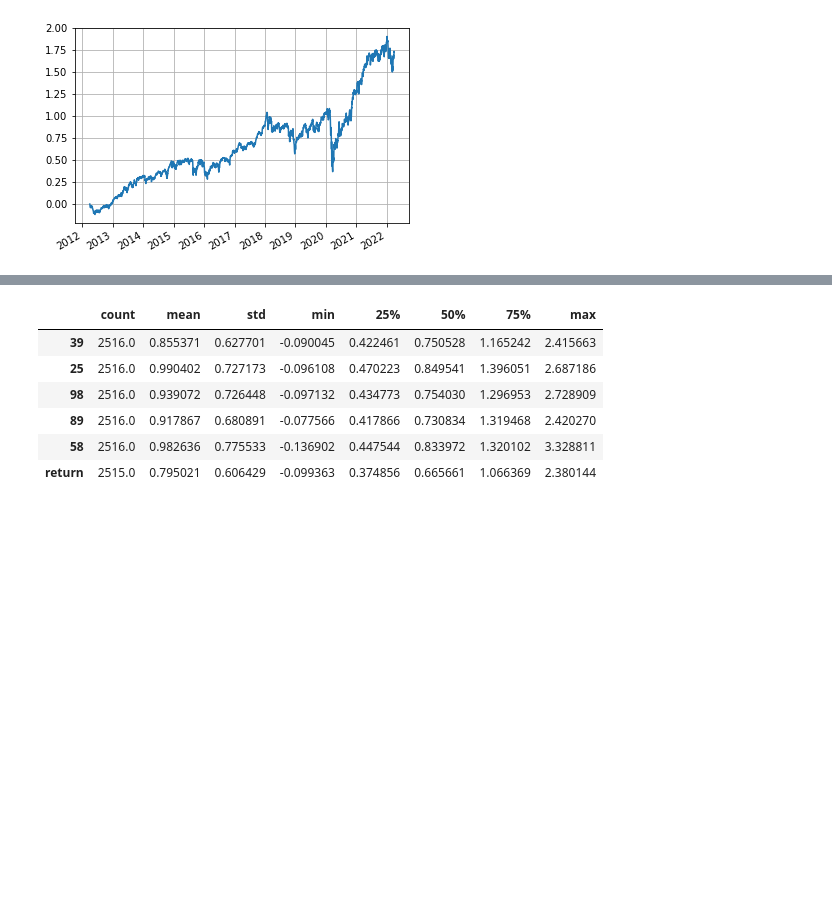
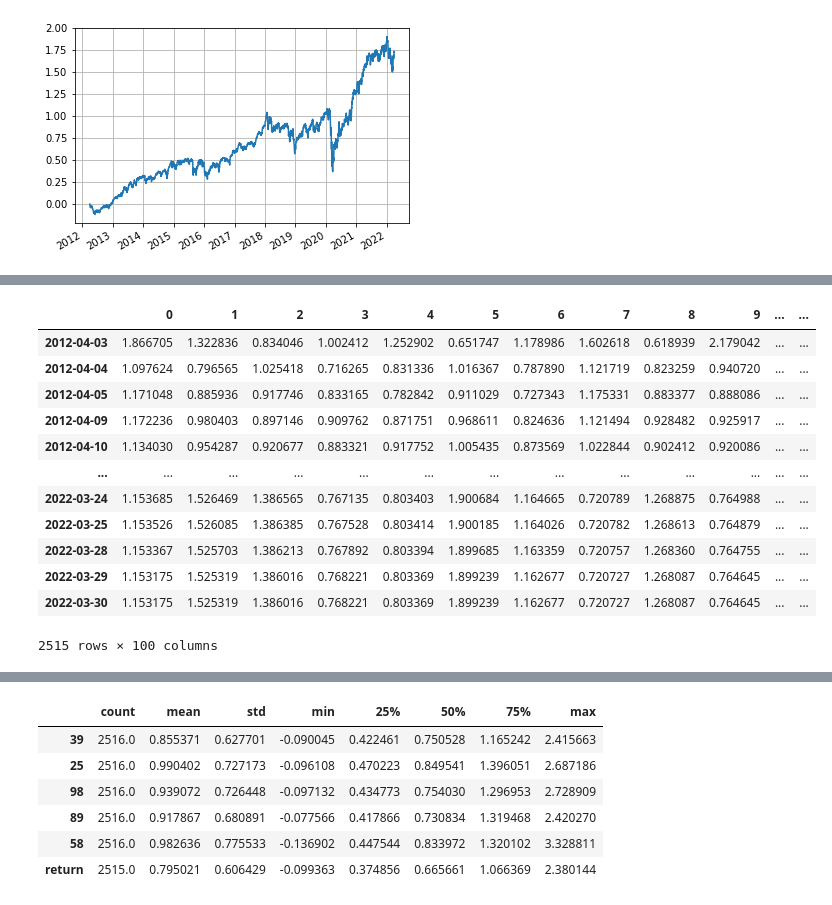
Before and after one commit to tanner-k/Investment-Portfolio-Prediction, a Jupyter notebook: notebooks/data_wrangling.ipynb, the cells around one changed output, grey strips where cells are left out. Drawn from its saved outputs; the diff is of its cells as text; code cells hidden in the pictures; blank space fills up the shorter version.

```diff
--- a/notebooks/data_wrangling.ipynb
+++ b/notebooks/data_wrangling.ipynb
@@ -253 +260,25 @@ b_df.describe()
+# %%
+portfolio_beta = pd.DataFrame()
+
+for i in range(len(portfolio_dict.values())):
+    portfolio = list(portfolio_dict.values())[i]
+    test_p = pd.Series(beta_df[portfolio].fillna(0).mean(axis=1), name=i)
+    portfolio_beta = pd.concat([portfolio_beta, test_p], axis=1)
+
+portfolio_beta.index = p_df.index[1:]
+portfolio_beta
+# %% [output]
+|  | 0 | 1 | 2 | 3 | 4 | 5 | 6 | 7 | 8 | 9 | ... | ... |
+| 2012-04-03 | 1.866705 | 1.322836 | 0.834046 | 1.002412 | 1.252902 | 0.651747 | 1.178986 | 1.602618 | 0.618939 | 2.179042 | ... | ... |
+| 2012-04-04 | 1.097624 | 0.796565 | 1.025418 | 0.716265 | 0.831336 | 1.016367 | 0.787890 | 1.121719 | 0.823259 | 0.940720 | ... | ... |
+| 2012-04-05 | 1.171048 | 0.885936 | 0.917746 | 0.833165 | 0.782842 | 0.911029 | 0.727343 | 1.175331 | 0.883377 | 0.888086 | ... | ... |
+| 2012-04-09 | 1.172236 | 0.980403 | 0.897146 | 0.909762 | 0.871751 | 0.968611 | 0.824636 | 1.121494 | 0.928482 | 0.925917 | ... | ... |
+| 2012-04-10 | 1.134030 | 0.954287 | 0.920677 | 0.883321 | 0.917752 | 1.005435 | 0.873569 | 1.022844 | 0.902412 | 0.920086 | ... | ... |
+| ... | ... | ... | ... | ... | ... | ... | ... | ... | ... | ... | ... | ... |
+| 2022-03-24 | 1.153685 | 1.526469 | 1.386565 | 0.767135 | 0.803403 | 1.900684 | 1.164665 | 0.720789 | 1.268875 | 0.764988 | ... | ... |
+| 2022-03-25 | 1.153526 | 1.526085 | 1.386385 | 0.767528 | 0.803414 | 1.900185 | 1.164026 | 0.720782 | 1.268613 | 0.764879 | ... | ... |
+| 2022-03-28 | 1.153367 | 1.525703 | 1.386213 | 0.767892 | 0.803394 | 1.899685 | 1.163359 | 0.720757 | 1.268360 | 0.764755 | ... | ... |
+| 2022-03-29 | 1.153175 | 1.525319 | 1.386016 | 0.768221 | 0.803369 | 1.899239 | 1.162677 | 0.720727 | 1.268087 | 0.764645 | ... | ... |
+| 2022-03-30 | 1.153175 | 1.525319 | 1.386016 | 0.768221 | 0.803369 | 1.899239 | 1.162677 | 0.720727 | 1.268087 | 0.764645 | ... | ... |
+2515 rows × 100 columns
 # %%
```
Also changed, not shown: parts of 12 cells of this notebook.
